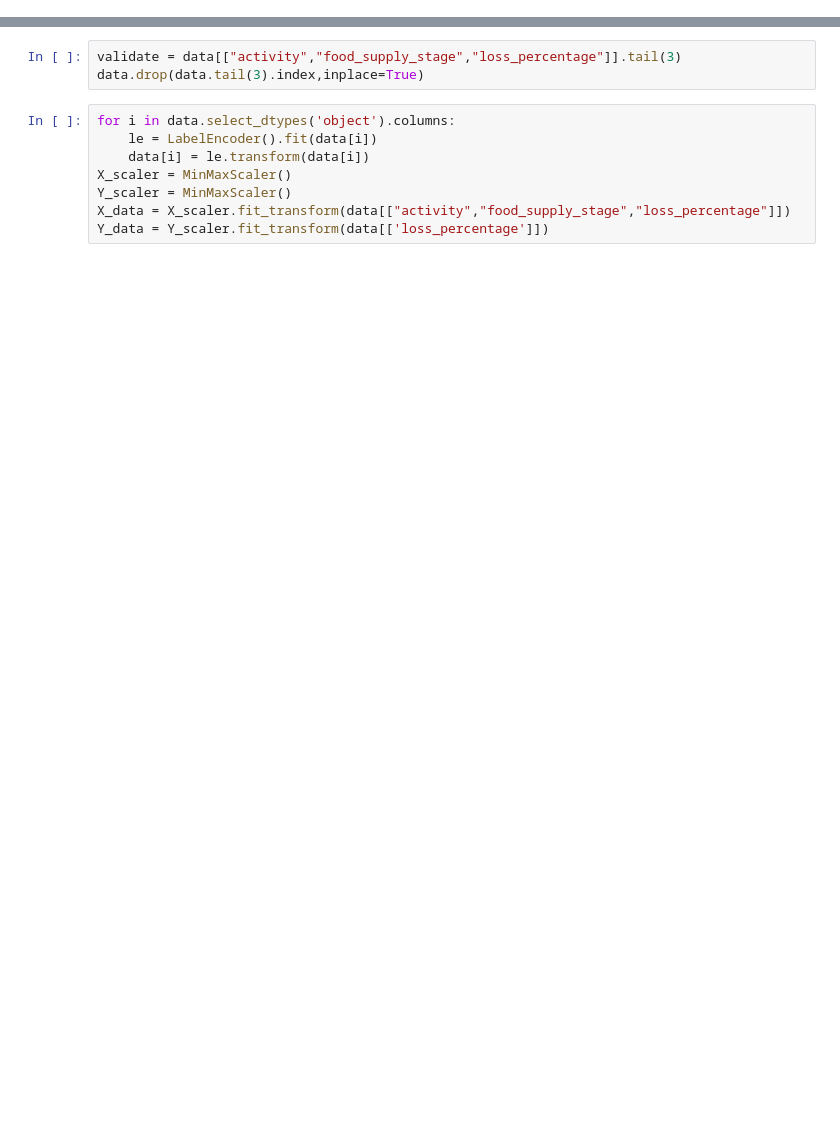
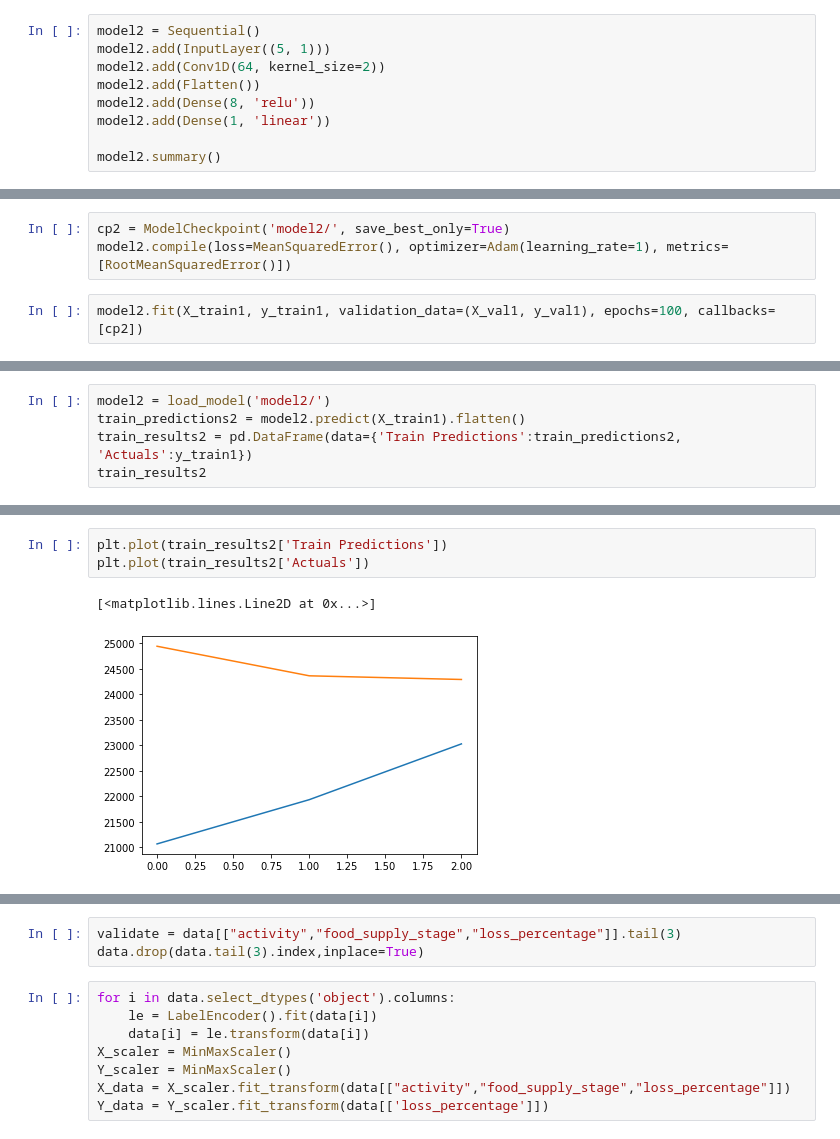
Before and after one commit to murathansygl/Food-Supply-Chain, a Jupyter notebook: module_2.ipynb, the cells around one changed output, grey strips where cells are left out. Saved outputs shown, nothing was run; the diff lists cells and outputs as text; blank space fills up the shorter version.

```diff
--- a/module_2.ipynb
+++ b/module_2.ipynb
@@ -33,0 +358,9 @@ df_m2
+# %%
+model2 = Sequential()
+model2.add(InputLayer((5, 1)))
+model2.add(Conv1D(64, kernel_size=2))
+model2.add(Flatten())
+model2.add(Dense(8, 'relu'))
+model2.add(Dense(1, 'linear'))
+
+model2.summary()
@@ -33,0 +385,5 @@ df_m2
+# %%
+cp2 = ModelCheckpoint('model2/', save_best_only=True)
+model2.compile(loss=MeanSquaredError(), optimizer=Adam(learning_rate=1), metrics=[RootMeanSquaredError()])
+# %%
+model2.fit(X_train1, y_train1, validation_data=(X_val1, y_val1), epochs=100, callbacks=[cp2])
@@ -33,0 +418,5 @@ df_m2
+# %%
+model2 = load_model('model2/')
+train_predictions2 = model2.predict(X_train1).flatten()
+train_results2 = pd.DataFrame(data={'Train Predictions':train_predictions2, 'Actuals':y_train1})
+train_results2
@@ -33,0 +429,6 @@ df_m2
+# %%
+plt.plot(train_results2['Train Predictions'])
+plt.plot(train_results2['Actuals'])
+# %% [output]
+[<matplotlib.lines.Line2D at 0x...>]
+[figure, added]
```
Also changed, not shown: parts of 88 cells of this notebook, 6 other files.
